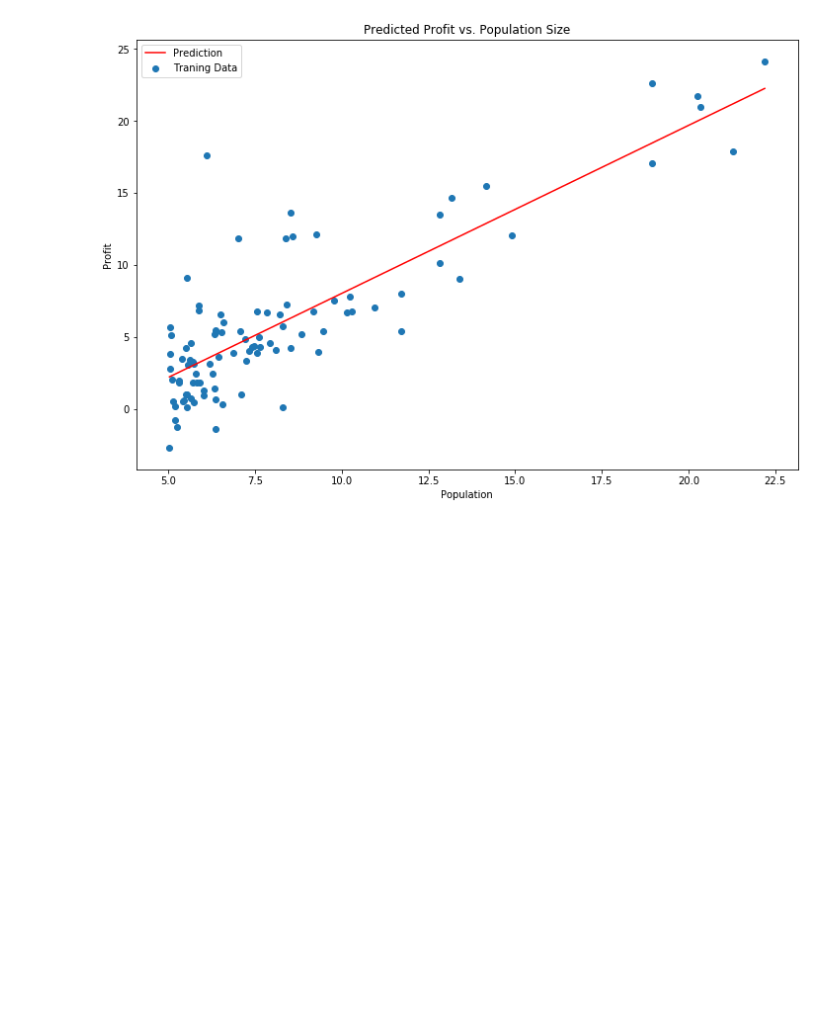
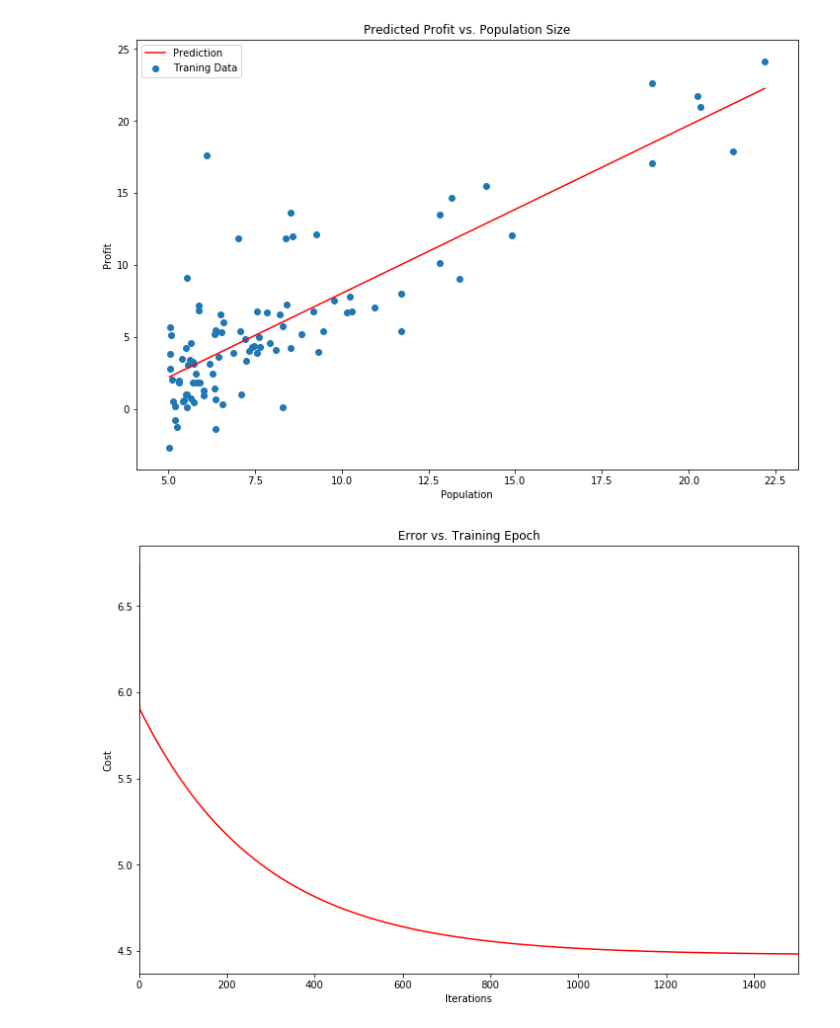
Before and after one commit to enricospataro/ml_coursera, a Jupyter notebook: ex1/ex1.ipynb, the cells around one changed output. Saved outputs shown, nothing was run; the diff lists cells and outputs as text; code cells hidden in the pictures; blank space fills up the shorter version.

```diff
--- a/ex1/ex1.ipynb
+++ b/ex1/ex1.ipynb
@@ -75,3 +76,13 @@ ax.set_title('Predicted Profit vs. Population Size')
 plt.show()
 # %% [output]
 [figure]
+# %%
+fig, ax = plt.subplots(figsize=(12,8))
+ax.plot(np.arange(iterations), cost, 'r')
+ax.set_xlabel('Iterations')
+ax.set_ylabel('Cost')
+ax.set_title('Error vs. Training Epoch')
+
+plt.show()
+# %% [output]
+[figure, added]
```
Also changed, not shown: parts of 3 cells of this notebook, 4 other files.
